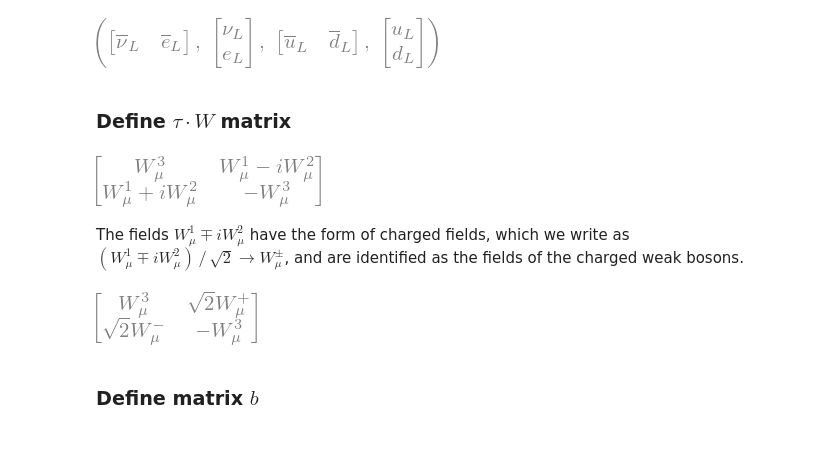
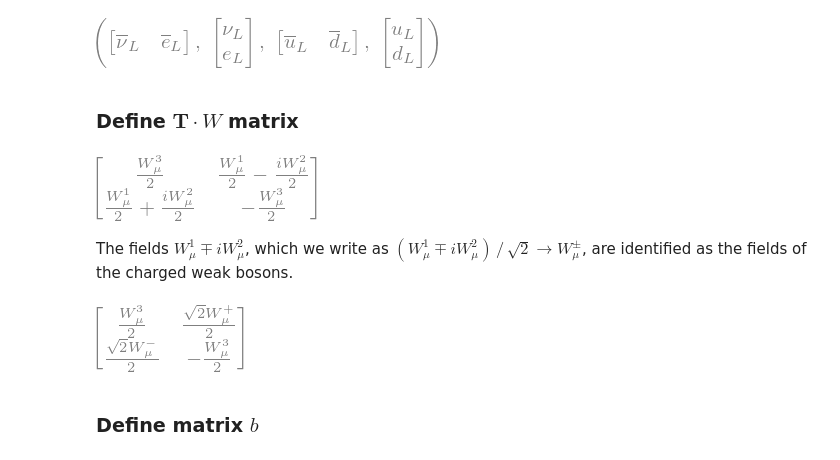
Before and after one commit to hbprosper/GSW, a Jupyter notebook: GlashowSalamWeinberg.ipynb, the cells around one changed output. Drawn from its saved outputs; the diff is of its cells as text; code cells hidden in the pictures.

```diff
--- a/GlashowSalamWeinberg.ipynb
+++ b/GlashowSalamWeinberg.ipynb
@@ -237,23 +247,29 @@ Lbar, L, Qbar, Q
 # %% [output]
 [figure]
 # %% [markdown]
-### Define $\tau \cdot W$ matrix
+### Define $\mathbf{T} \cdot W$ matrix
 # %%
 tau1 = msigma(1)
 tau2 = msigma(2)
 tau3 = msigma(3)
-w    = tau1*W1 + tau2*W2 + tau3*W3
+
+U    = tau1**2
+
+T1   = tau1/2
+T2   = tau2/2
+T3   = tau3/2
+w    = T1*W1 + T2*W2 + T3*W3
 w
 # %% [output]
-[figure, old version]
+[figure, new version]
 # %% [markdown]
-The fields $W^1_\mu \mp i W^2_\mu$ have the form of charged fields, which  we write as $(W^1_\mu \mp i W^2_\mu) \, / \, \sqrt{2} \rightarrow  W^\pm_\mu$, and are identified as the fields of the charged weak bosons.
+The fields $W^1_\mu \mp i W^2_\mu$, which  we write as $(W^1_\mu \mp i W^2_\mu) \, / \, \sqrt{2} \rightarrow  W^\pm_\mu$, are identified as the fields of the charged weak bosons.
 # %%
-w = w.subs({W1 - I*W2: sm.sqrt(2)*Wplus,
-            W1 + I*W2: sm.sqrt(2)*Wminus})
+w = w.subs({W1/2 - I*W2/2: Wplus / sm.sqrt(2),
+            W1/2 + I*W2/2: Wminus / sm.sqrt(2)})
 w
 # %% [output]
-[figure, old version]
+[figure, new version]
 # %% [markdown]
 ### Define matrix $b$
 # %%
```
Also changed, not shown: parts of 64 cells of this notebook.
